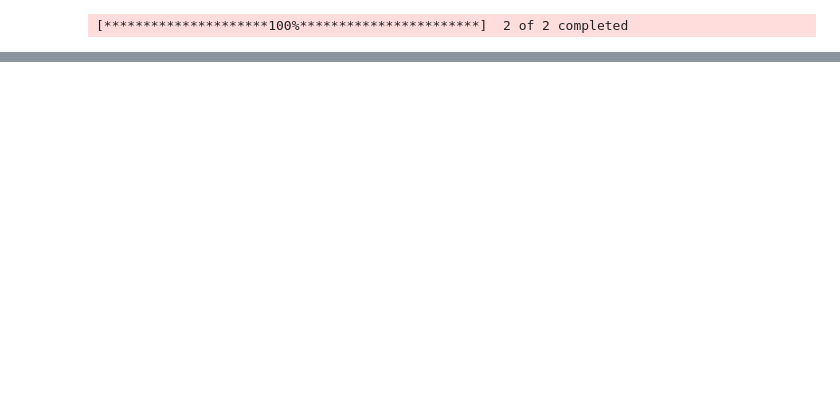
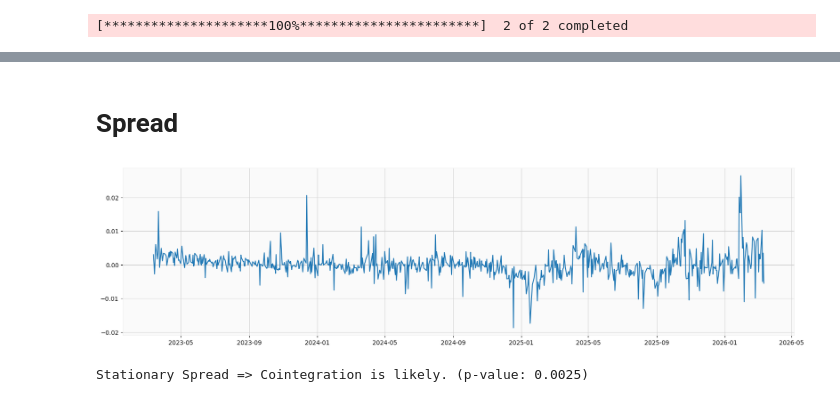
Before and after one commit to Henix212/Quant-Strat, a Jupyter notebook: Statistics/pairsTrading.ipynb, the cells around one changed output, grey strips where cells are left out. Drawn from its saved outputs; the diff is of its cells as text; code cells hidden in the pictures; blank space fills up the shorter version.

```diff
--- a/Statistics/pairsTrading.ipynb
+++ b/Statistics/pairsTrading.ipynb
@@ -100,0 +75,20 @@ plt.show()
+# %% [markdown]
+# Spread
+# %%
+spread = log_etf - (beta * log_futures + alpha)
+strat["spread"] = spread
+
+fig = plt.figure(figsize=(20,5))
+plt.plot(spread)
+plt.show()
+# %% [output]
+[figure, added]
+# %%
+p_value = ts.adfuller(spread.dropna(), autolag='AIC')[1]
+
+if p_value < 0.05:
+    print(f"Stationary Spread => Cointegration is likely. (p-value: {p_value:.4f})")
+else:
+    print(f"Non-Stationary Spread => No evidence of cointegration. (p-value: {p_value:.4f})")
+# %% [output]
+Stationary Spread => Cointegration is likely. (p-value: 0.0025)
```
Also changed, not shown: parts of 12 cells of this notebook.
